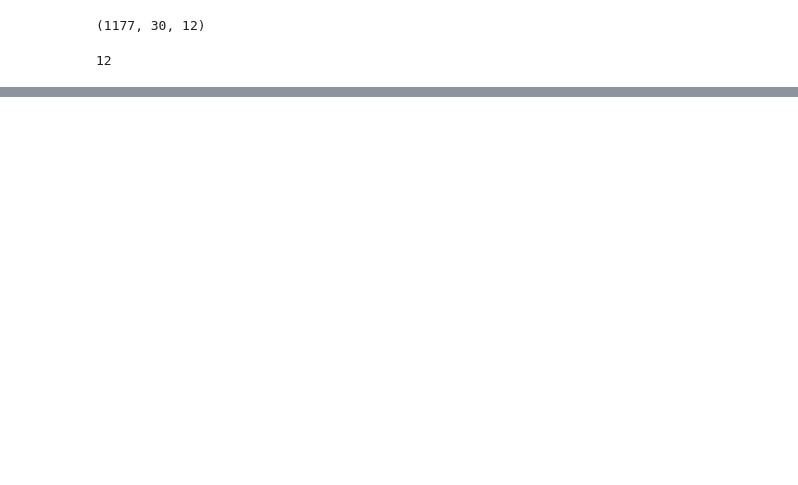
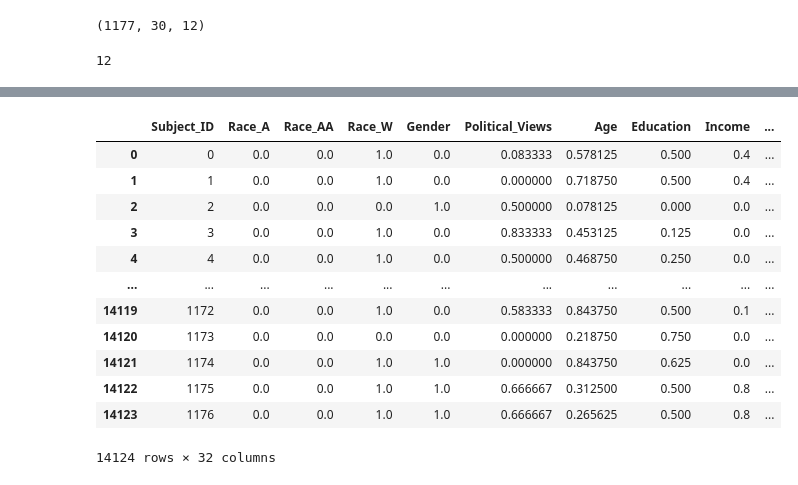
Before and after one commit to andylikescodes/CovidDepressionAnalysis, a Jupyter notebook: notebooks/mixed_effect_models.ipynb, the cells around one changed output, grey strips where cells are left out. Drawn from its saved outputs; the diff is of its cells as text; code cells hidden in the pictures; blank space fills up the shorter version.

```diff
--- a/notebooks/mixed_effect_models.ipynb
+++ b/notebooks/mixed_effect_models.ipynb
@@ -324,0 +344,16 @@ long_form.to_csv('../output/v3_python/long_form.csv')
+# %%
+long_form
+# %% [output]
+|  | Subject_ID | Race_A | Race_AA | Race_W | Gender | Political_Views | Age | Education | Income | ... |
+| 0 | 0 | 0.0 | 0.0 | 1.0 | 0.0 | 0.083333 | 0.578125 | 0.500 | 0.4 | ... |
+| 1 | 1 | 0.0 | 0.0 | 1.0 | 0.0 | 0.000000 | 0.718750 | 0.500 | 0.4 | ... |
+| 2 | 2 | 0.0 | 0.0 | 0.0 | 1.0 | 0.500000 | 0.078125 | 0.000 | 0.0 | ... |
+| 3 | 3 | 0.0 | 0.0 | 1.0 | 0.0 | 0.833333 | 0.453125 | 0.125 | 0.0 | ... |
+| 4 | 4 | 0.0 | 0.0 | 1.0 | 0.0 | 0.500000 | 0.468750 | 0.250 | 0.0 | ... |
+| ... | ... | ... | ... | ... | ... | ... | ... | ... | ... | ... |
+| 14119 | 1172 | 0.0 | 0.0 | 1.0 | 0.0 | 0.583333 | 0.843750 | 0.500 | 0.1 | ... |
+| 14120 | 1173 | 0.0 | 0.0 | 0.0 | 0.0 | 0.000000 | 0.218750 | 0.750 | 0.0 | ... |
+| 14121 | 1174 | 0.0 | 0.0 | 1.0 | 1.0 | 0.000000 | 0.843750 | 0.625 | 0.0 | ... |
+| 14122 | 1175 | 0.0 | 0.0 | 1.0 | 1.0 | 0.666667 | 0.312500 | 0.500 | 0.8 | ... |
+| 14123 | 1176 | 0.0 | 0.0 | 1.0 | 1.0 | 0.666667 | 0.265625 | 0.500 | 0.8 | ... |
+14124 rows × 32 columns
```
Also changed, not shown: parts of 10 cells of this notebook, 6 other files.
